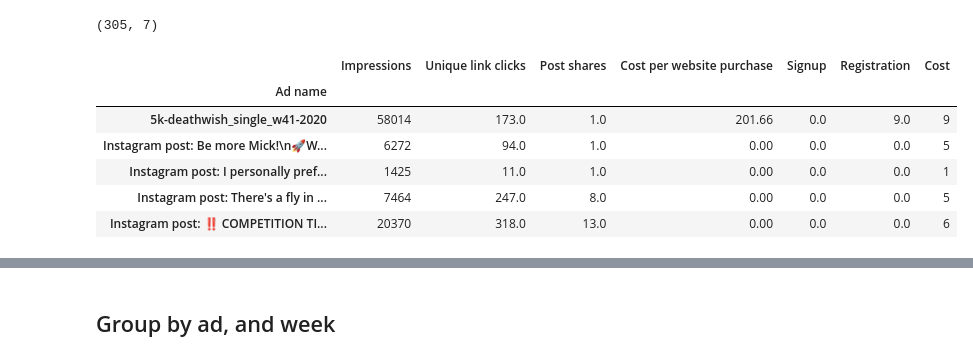
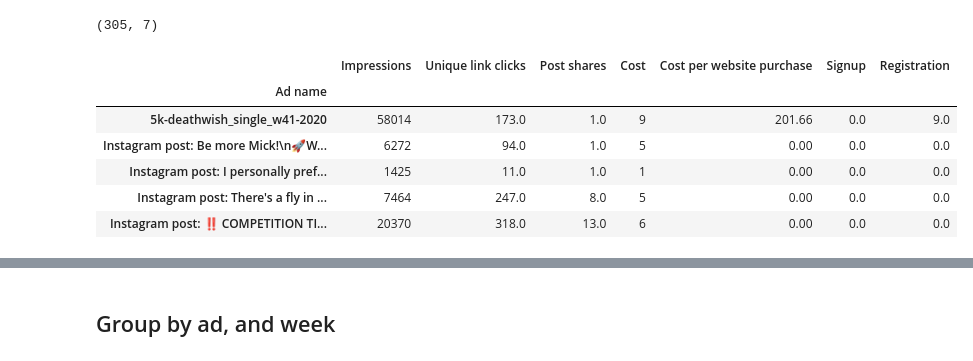
Before and after one commit to Lucas-LDN/Data_Curious_, a Jupyter notebook: First Project/First analysis.ipynb, the cells around one changed output, grey strips where cells are left out. Saved outputs shown, nothing was run; the diff lists cells and outputs as text; code cells hidden in the pictures.

```diff
--- a/First Project/First analysis.ipynb
+++ b/First Project/First analysis.ipynb
@@ -192,23 +192,23 @@ display(data_ad.shape)
 # %%
 data_ad = data.groupby(["Ad name"])                                           \
                      .agg({"Impressions" : "sum",
                            "Unique link clicks" : "sum",
                            "Post shares" : "sum",
-#                           "Cost" : "sum",
+                           "Cost" : "sum",
                            "Cost per website purchase" : "sum",
                            "Signup" : "sum",
                            "Registration" : "sum",
                            "Cost" : "count"})
 
 data_ad.head()
 # %% [output]
-|  | Impressions | Unique link clicks | Post shares | Cost per website purchase | Signup | Registration | Cost |
+|  | Impressions | Unique link clicks | Post shares | Cost | Cost per website purchase | Signup | Registration |
 | Ad name |  |  |  |  |  |  |  |
-| 5k-deathwish_single_w41-2020 | 58014 | 173.0 | 1.0 | 201.66 | 0.0 | 9.0 | 9 |
-| Instagram post: Be more Mick!\n🚀W... | 6272 | 94.0 | 1.0 | 0.00 | 0.0 | 0.0 | 5 |
-| Instagram post: I personally pref... | 1425 | 11.0 | 1.0 | 0.00 | 0.0 | 0.0 | 1 |
-| Instagram post: There's a fly in ... | 7464 | 247.0 | 8.0 | 0.00 | 0.0 | 0.0 | 5 |
-| Instagram post: ‼️ COMPETITION TI... | 20370 | 318.0 | 13.0 | 0.00 | 0.0 | 0.0 | 6 |
+| 5k-deathwish_single_w41-2020 | 58014 | 173.0 | 1.0 | 9 | 201.66 | 0.0 | 9.0 |
+| Instagram post: Be more Mick!\n🚀W... | 6272 | 94.0 | 1.0 | 5 | 0.00 | 0.0 | 0.0 |
+| Instagram post: I personally pref... | 1425 | 11.0 | 1.0 | 1 | 0.00 | 0.0 | 0.0 |
+| Instagram post: There's a fly in ... | 7464 | 247.0 | 8.0 | 5 | 0.00 | 0.0 | 0.0 |
+| Instagram post: ‼️ COMPETITION TI... | 20370 | 318.0 | 13.0 | 6 | 0.00 | 0.0 | 0.0 |
 # %%
 #Add CTR:
 data_ad["CTR"] = data_ad["Unique link clicks"] / data_ad.Impressions
```
Also changed, not shown: parts of 13 cells of this notebook, 1 other file.
